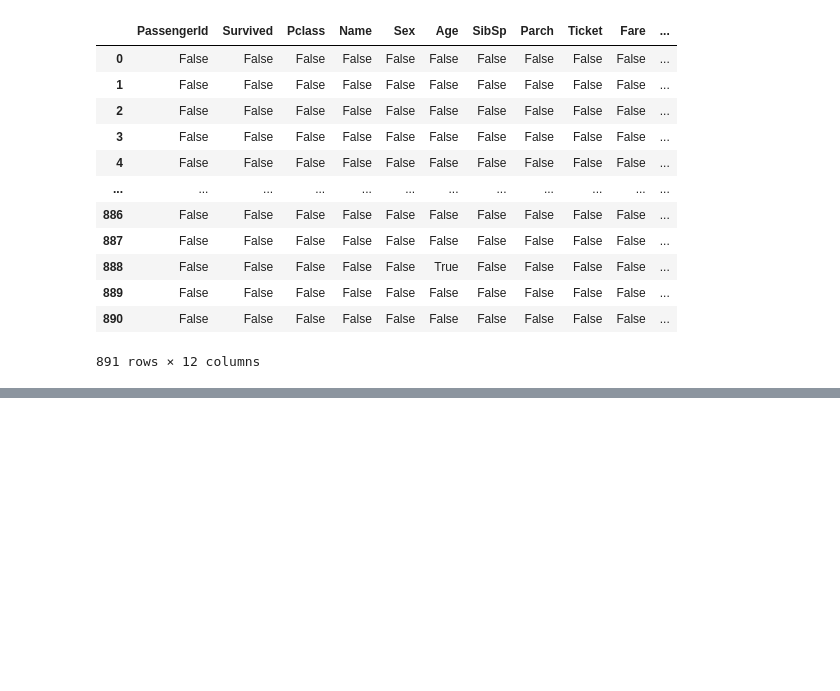
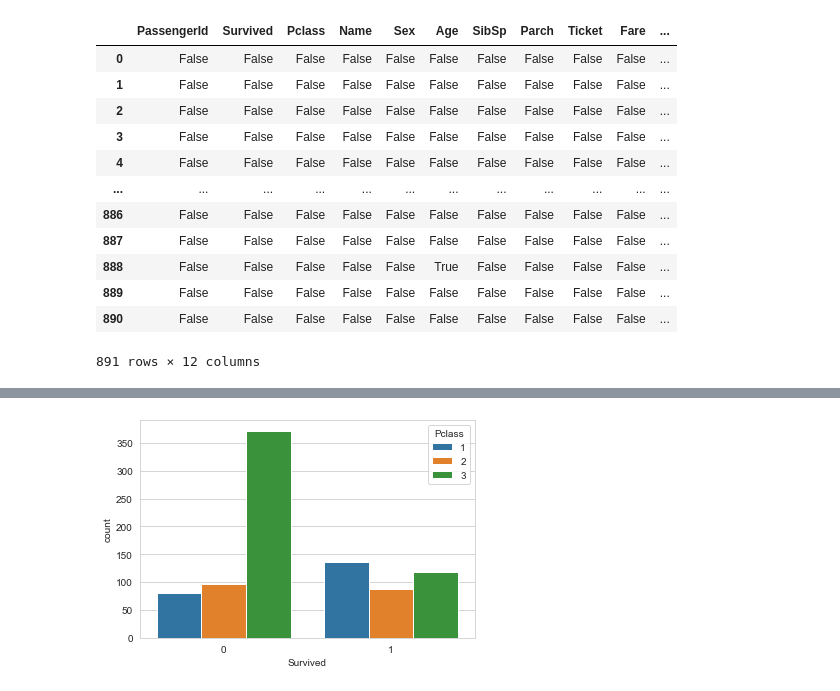
Before and after one commit to GKPSingh/M3D2, a Jupyter notebook: Logistic Regression.ipynb, the cells around one changed output, grey strips where cells are left out. Saved outputs shown, nothing was run; the diff lists cells and outputs as text; code cells hidden in the pictures; blank space fills up the shorter version.

```diff
--- a/Logistic Regression.ipynb
+++ b/Logistic Regression.ipynb
@@ -33,0 +48,4 @@ train.isnull()
+# %%
+sns.countplot(x='Survived', hue = 'Pclass', data = train);
+# %% [output]
+[figure, added]
```
Also changed, not shown: parts of 9 cells of this notebook.
